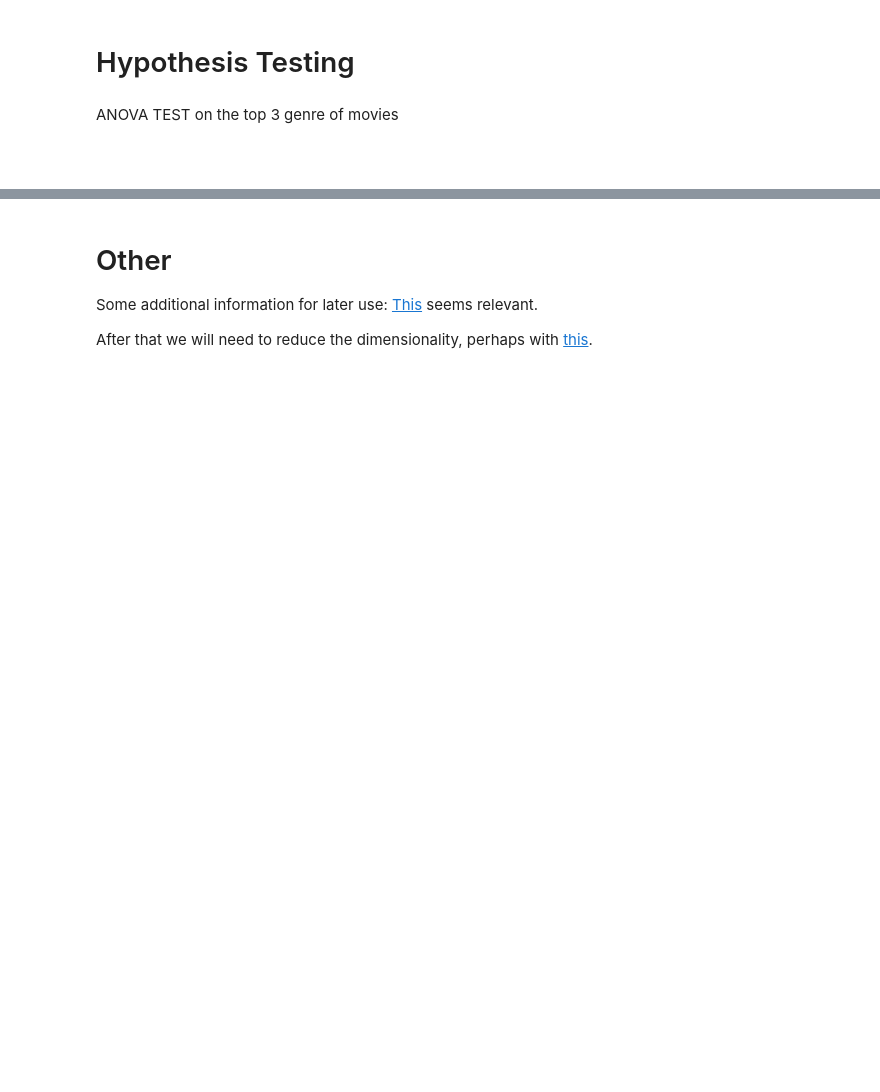
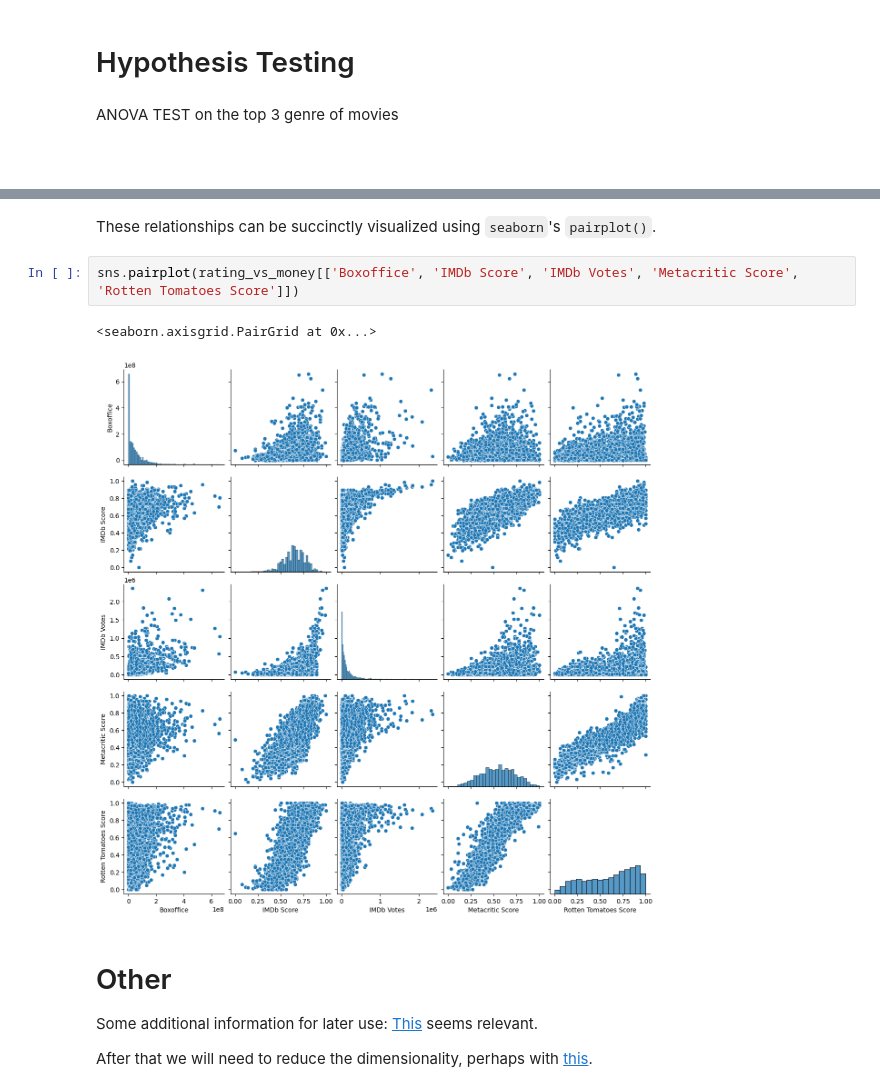
Before and after one commit to jrippeon/cmsc320project, a Jupyter notebook: initial_exploration.ipynb, the cells around one changed output, grey strips where cells are left out. Cells and saved outputs as stored; diff of their text form; blank space fills up the shorter version.

```diff
--- a/initial_exploration.ipynb
+++ b/initial_exploration.ipynb
@@ -180,3 +241,10 @@ ANOVA TEST on the top 3 genre of movies
+# %% [markdown]
+These relationships can be succinctly visualized using `seaborn`'s `pairplot()`.
+# %%
+sns.pairplot(rating_vs_money[['Boxoffice', 'IMDb Score', 'IMDb Votes', 'Metacritic Score', 'Rotten Tomatoes Score']])
+# %% [output]
+<seaborn.axisgrid.PairGrid at 0x...>
+[figure, added]
 # %% [markdown]
 # Other
 
```
Also changed, not shown: parts of 16 cells of this notebook.
